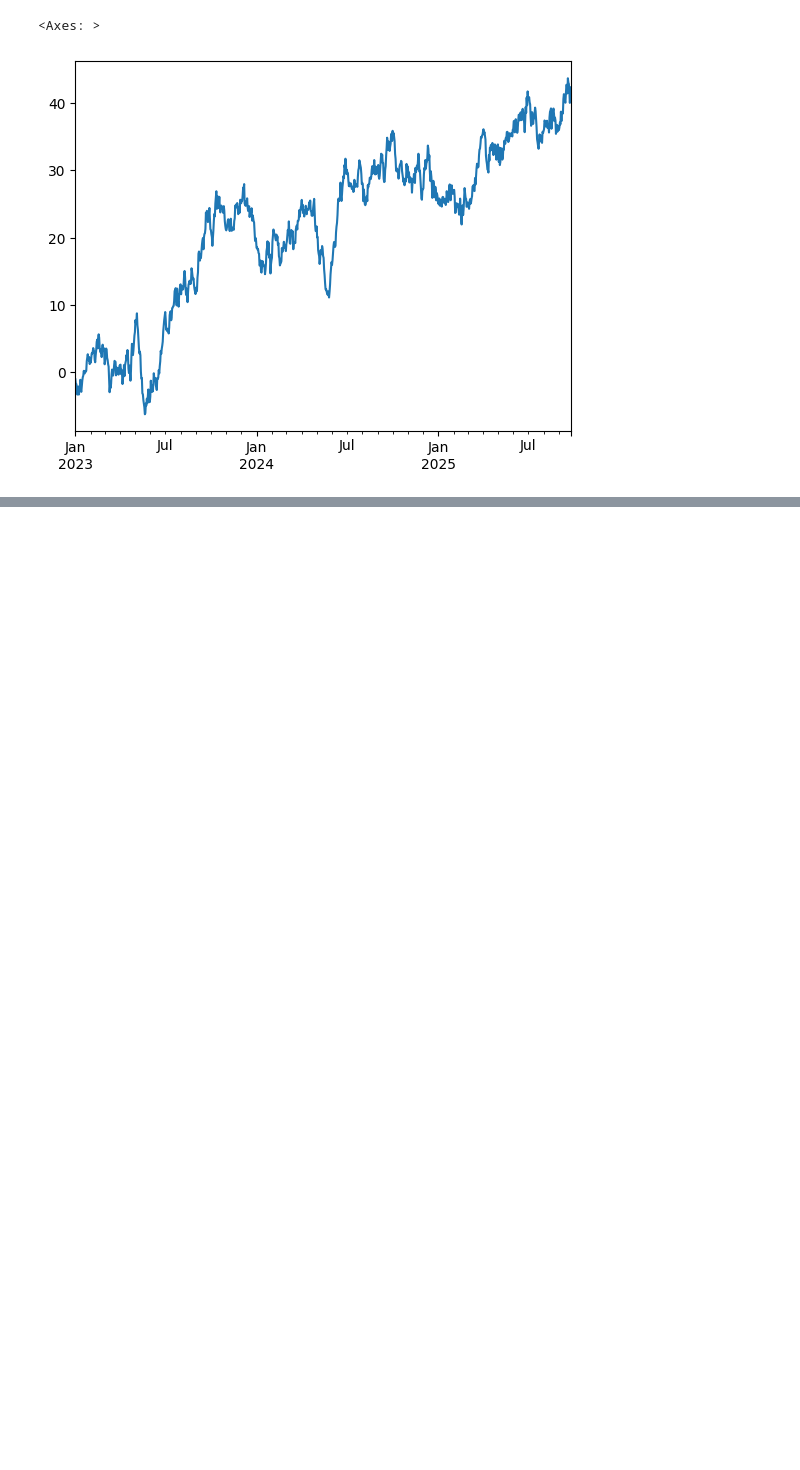
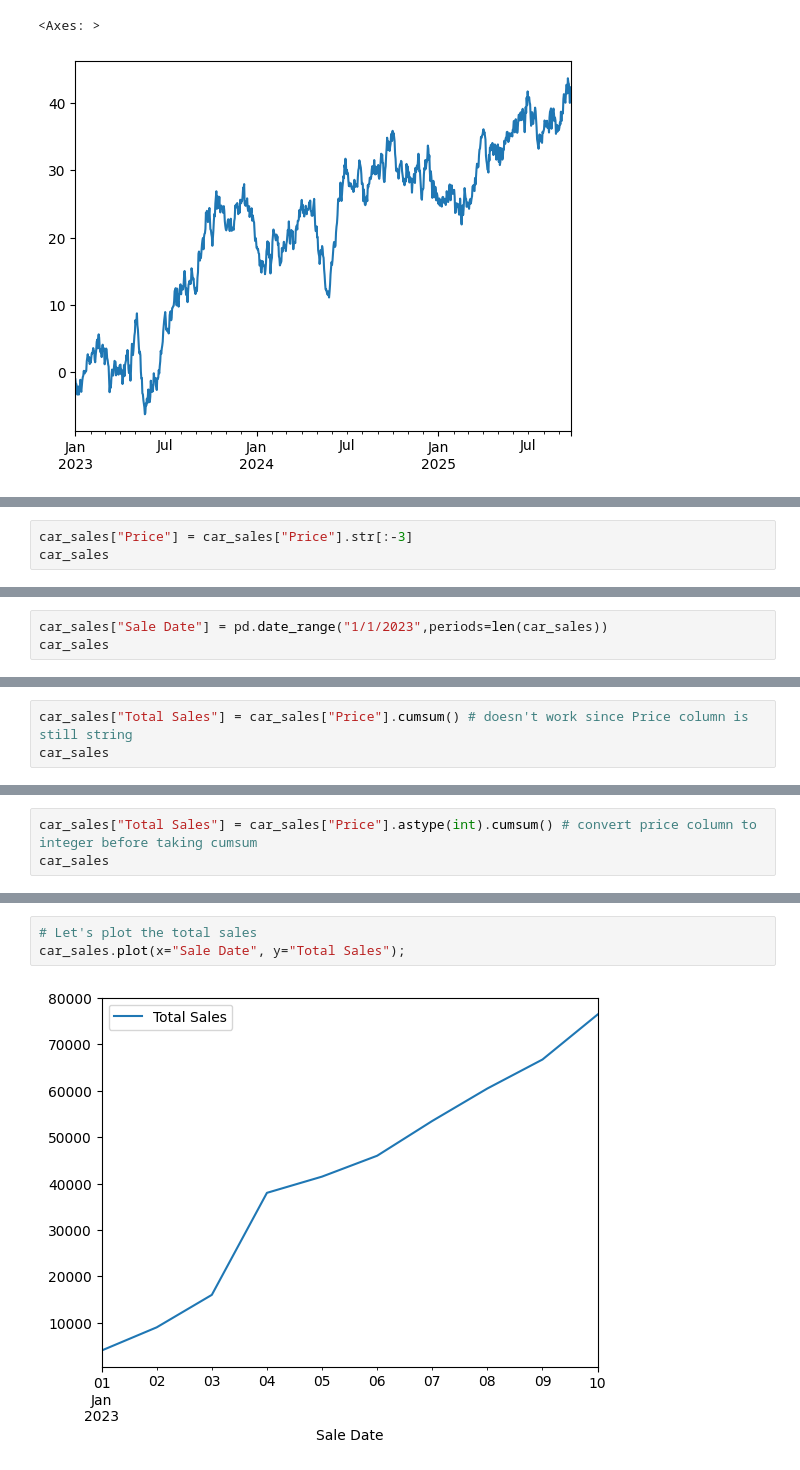
Before and after one commit to gnigam87/ML, a Jupyter notebook: NumpyPandasMatplotlib/Matplotlib_Intro.ipynb, the cells around one changed output, grey strips where cells are left out. Drawn from its saved outputs; the diff is of its cells as text; blank space fills up the shorter version.

Commit message:
Added dataframe plotting

```diff
--- a/NumpyPandasMatplotlib/Matplotlib_Intro.ipynb
+++ b/NumpyPandasMatplotlib/Matplotlib_Intro.ipynb
@@ -218,0 +234,3 @@ ts.plot()
+# %%
+car_sales["Price"] = car_sales["Price"].str[:-3]
+car_sales
@@ -218,0 +249,3 @@ ts.plot()
+# %%
+car_sales["Sale Date"] = pd.date_range("1/1/2023",periods=len(car_sales))
+car_sales
@@ -218,0 +264,3 @@ ts.plot()
+# %%
+car_sales["Total Sales"] = car_sales["Price"].cumsum() # doesn't work since Price column is still string
+car_sales
@@ -218,0 +283,3 @@ ts.plot()
+# %%
+car_sales["Total Sales"] = car_sales["Price"].astype(int).cumsum() # convert price column to integer before taking cumsum
+car_sales
@@ -218,0 +298,5 @@ ts.plot()
+# %%
+# Let's plot the total sales
+car_sales.plot(x="Sale Date", y="Total Sales");
+# %% [output]
+[figure, added]
```
Also changed, not shown: parts of 27 cells of this notebook, 1 other file.
